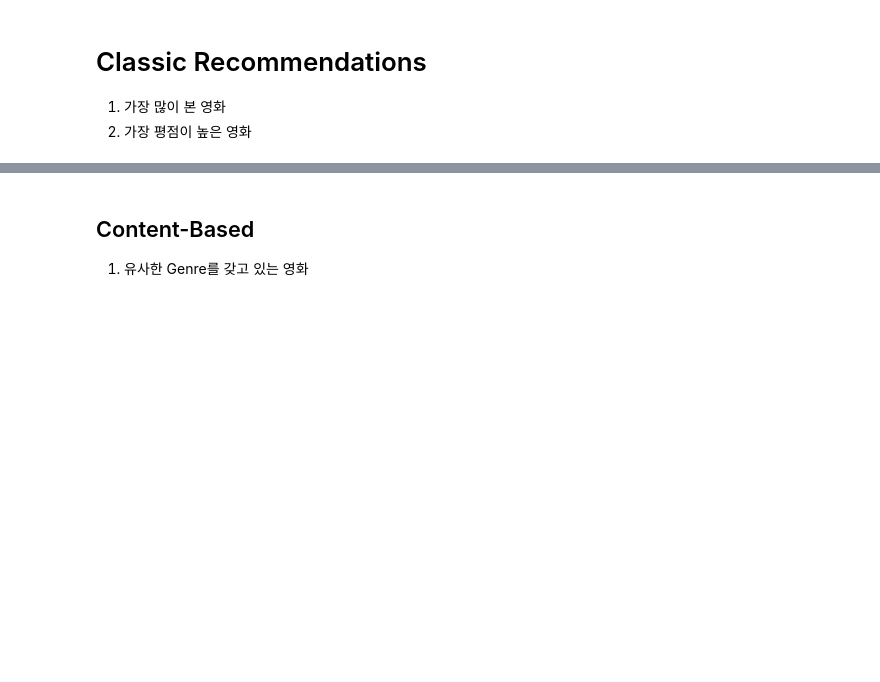
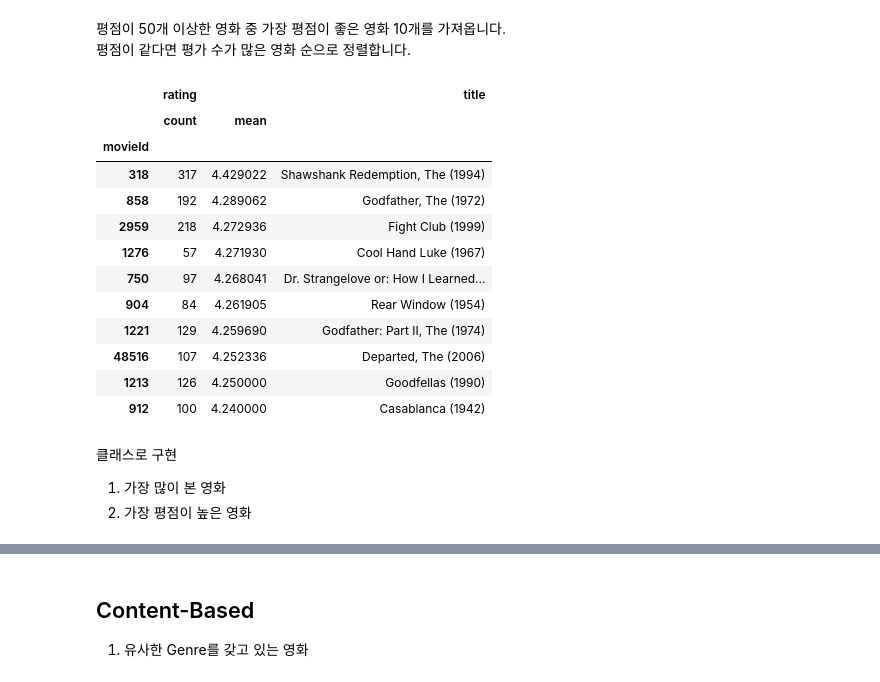
Before and after one commit to HeegyuKim/RecSys-MovieLens100k, a Jupyter notebook: notebooks/Classic Recommendations.ipynb, the cells around one changed output, grey strips where cells are left out. Drawn from its saved outputs; the diff is of its cells as text; code cells hidden in the pictures; blank space fills up the shorter version.

```diff
--- a/notebooks/Classic Recommendations.ipynb
+++ b/notebooks/Classic Recommendations.ipynb
@@ -17,5 +37,26 @@ import scipy
+# %% [markdown]
+평점이 50개 이상한 영화 중 가장 평점이 좋은 영화 10개를 가져옵니다.<br/>
+평점이 같다면 평가 수가 많은 영화 순으로 정렬합니다.
+# %%
+movie_ratings[movie_ratings[("rating", "count")] >= 50] \
+             .sort_values([("rating", "mean"), ("rating", "count")], ascending=[False, False]) \
+             .head(10)
+# %% [output]
+|  | rating |  | title |
+|  | count | mean |  |
+| movieId |  |  |  |
+| 318 | 317 | 4.429022 | Shawshank Redemption, The (1994) |
+| 858 | 192 | 4.289062 | Godfather, The (1972) |
+| 2959 | 218 | 4.272936 | Fight Club (1999) |
+| 1276 | 57 | 4.271930 | Cool Hand Luke (1967) |
+| 750 | 97 | 4.268041 | Dr. Strangelove or: How I Learned... |
+| 904 | 84 | 4.261905 | Rear Window (1954) |
+| 1221 | 129 | 4.259690 | Godfather: Part II, The (1974) |
+| 48516 | 107 | 4.252336 | Departed, The (2006) |
+| 1213 | 126 | 4.250000 | Goodfellas (1990) |
+| 912 | 100 | 4.240000 | Casablanca (1942) |
 # %% [markdown]
-# Classic Recommendations
+클래스로 구현
 
 1. 가장 많이 본 영화
 2. 가장 평점이 높은 영화
```
Also changed, not shown: parts of 8 cells of this notebook, 4 other files.
